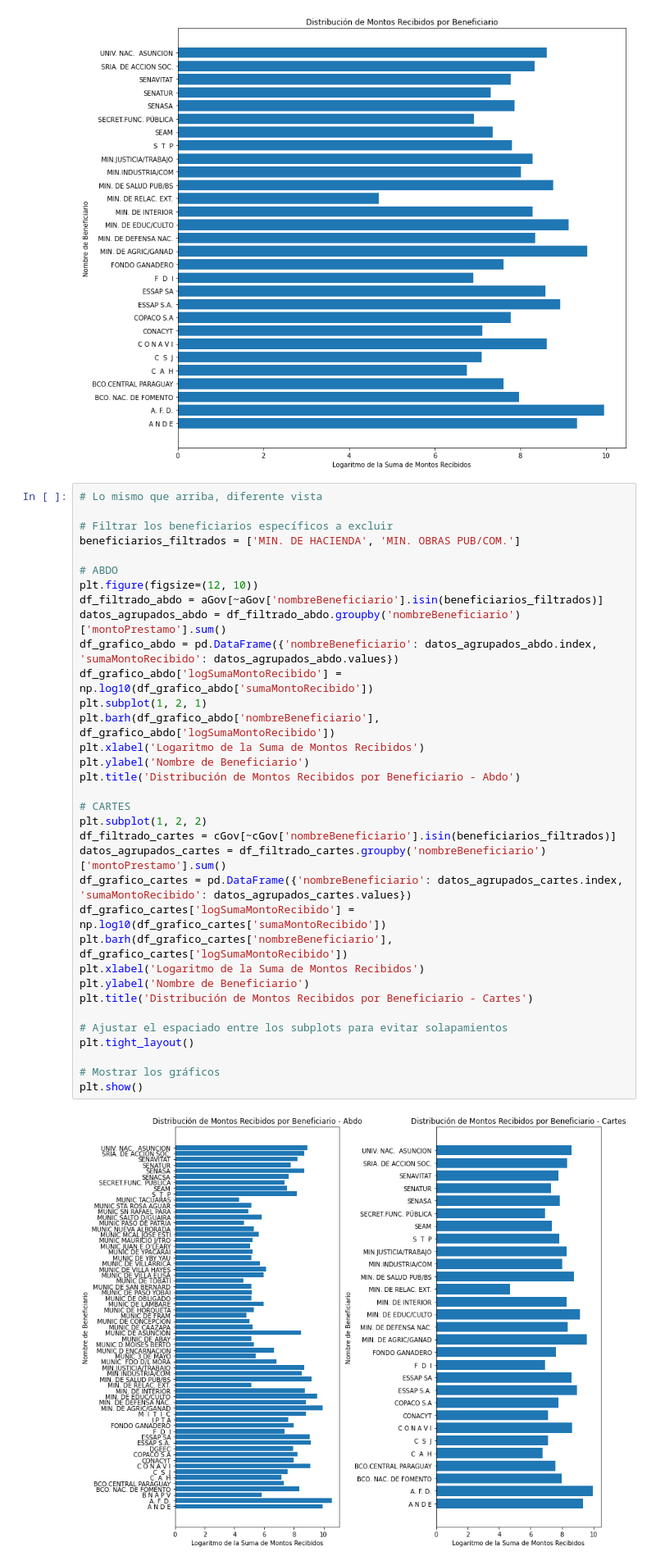
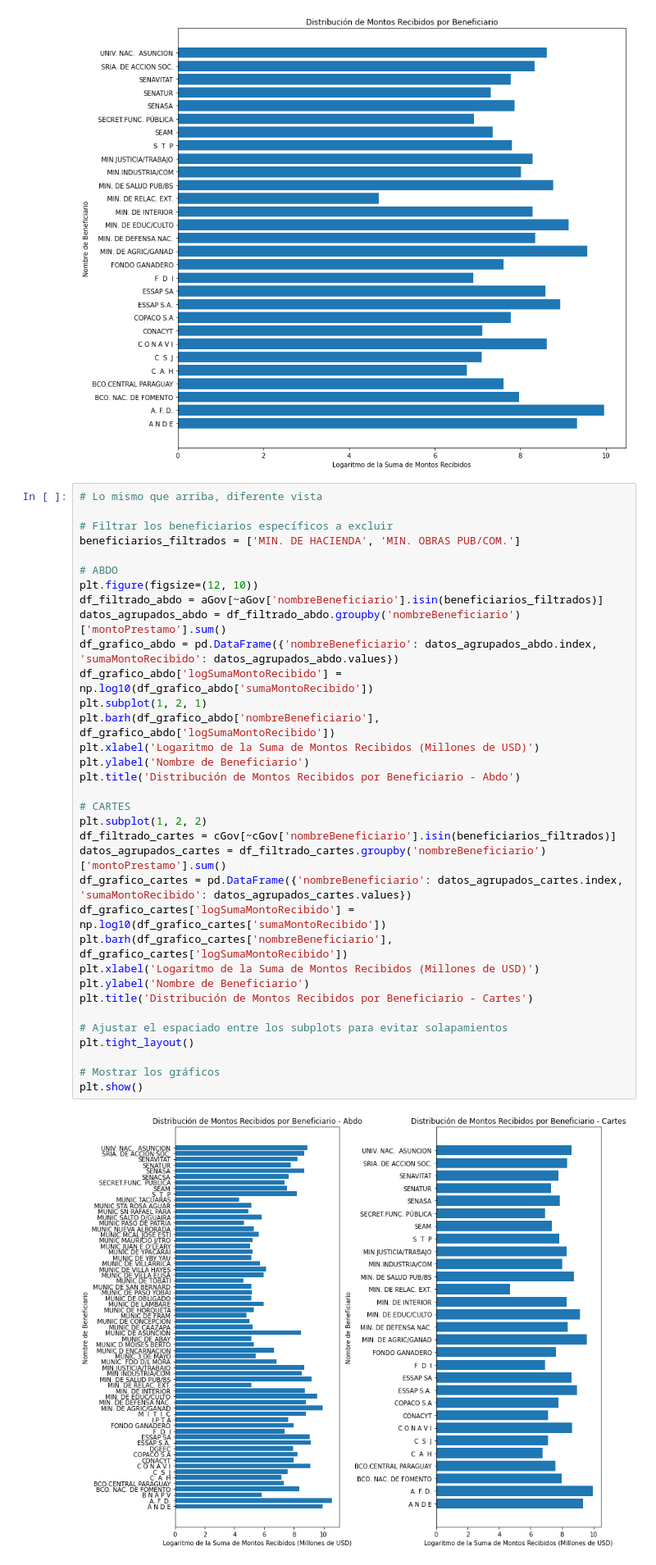
Before and after one commit to jorge-ia-alen/final_practical_tasks, a Jupyter notebook: TpFinalOpenData.ipynb, the cells around one changed output. Shown at 82% size. Saved outputs shown, nothing was run; the diff lists cells and outputs as text.

```diff
--- a/TpFinalOpenData.ipynb
+++ b/TpFinalOpenData.ipynb
@@ -1187,34 +1211,34 @@ plt.show()
 # Filtrar los beneficiarios específicos a excluir
 beneficiarios_filtrados = ['MIN. DE HACIENDA', 'MIN. OBRAS PUB/COM.']
 
 # ABDO
 plt.figure(figsize=(12, 10))
 df_filtrado_abdo = aGov[~aGov['nombreBeneficiario'].isin(beneficiarios_filtrados)]
 datos_agrupados_abdo = df_filtrado_abdo.groupby('nombreBeneficiario')['montoPrestamo'].sum()
 df_grafico_abdo = pd.DataFrame({'nombreBeneficiario': datos_agrupados_abdo.index, 'sumaMontoRecibido': datos_agrupados_abdo.values})
 df_grafico_abdo['logSumaMontoRecibido'] = np.log10(df_grafico_abdo['sumaMontoRecibido'])
 plt.subplot(1, 2, 1)
 plt.barh(df_grafico_abdo['nombreBeneficiario'], df_grafico_abdo['logSumaMontoRecibido'])
-plt.xlabel('Logaritmo de la Suma de Montos Recibidos')
+plt.xlabel('Logaritmo de la Suma de Montos Recibidos (Millones de USD)')
 plt.ylabel('Nombre de Beneficiario')
 plt.title('Distribución de Montos Recibidos por Beneficiario - Abdo')
 
 # CARTES
 plt.subplot(1, 2, 2)
 df_filtrado_cartes = cGov[~cGov['nombreBeneficiario'].isin(beneficiarios_filtrados)]
 datos_agrupados_cartes = df_filtrado_cartes.groupby('nombreBeneficiario')['montoPrestamo'].sum()
 df_grafico_cartes = pd.DataFrame({'nombreBeneficiario': datos_agrupados_cartes.index, 'sumaMontoRecibido': datos_agrupados_cartes.values})
 df_grafico_cartes['logSumaMontoRecibido'] = np.log10(df_grafico_cartes['sumaMontoRecibido'])
 plt.barh(df_grafico_cartes['nombreBeneficiario'], df_grafico_cartes['logSumaMontoRecibido'])
-plt.xlabel('Logaritmo de la Suma de Montos Recibidos')
+plt.xlabel('Logaritmo de la Suma de Montos Recibidos (Millones de USD)')
 plt.ylabel('Nombre de Beneficiario')
 plt.title('Distribución de Montos Recibidos por Beneficiario - Cartes')
 
 # Ajustar el espaciado entre los subplots para evitar solapamientos
 plt.tight_layout()
 
 # Mostrar los gráficos
 plt.show()
 # %% [output]
-[figure, old version]
+[figure, new version]
 # %% [markdown]
```
Also changed, not shown: parts of 16 cells of this notebook.
